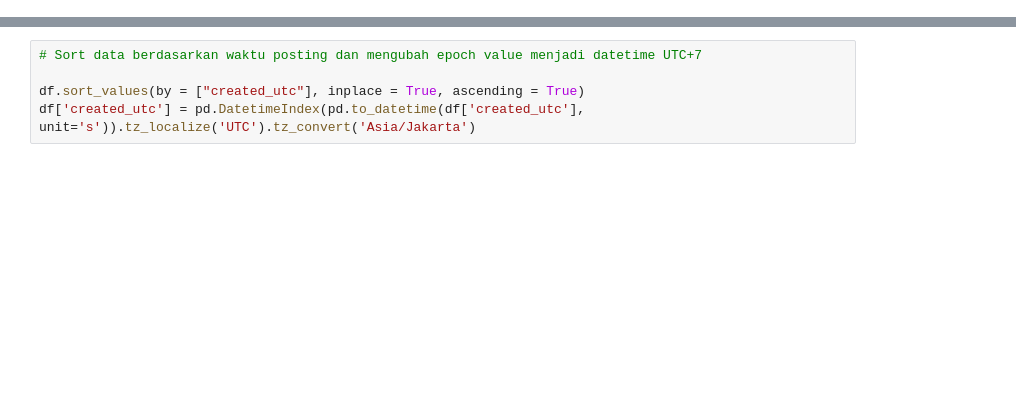
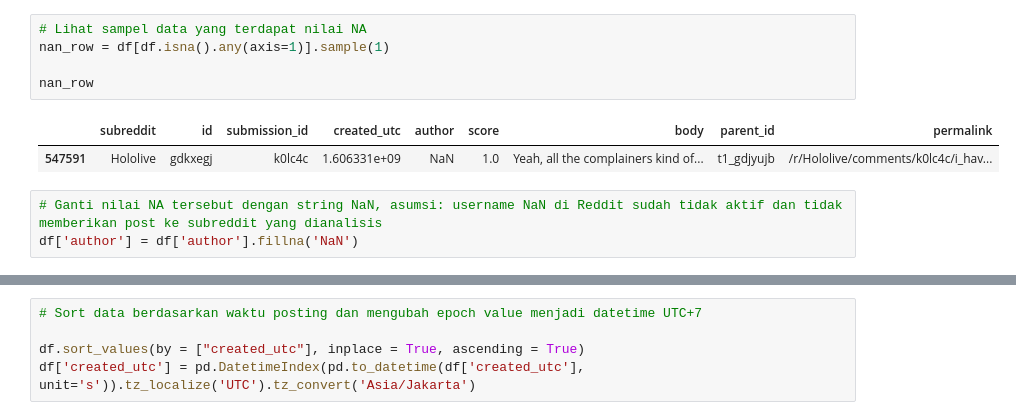
Before and after one commit to thefathan/RedditCrawler, a Jupyter notebook: src/dataprocess.ipynb, the cells around one changed output, grey strips where cells are left out. Saved outputs shown, nothing was run; the diff lists cells and outputs as text; blank space fills up the shorter version.

```diff
--- a/src/dataprocess.ipynb
+++ b/src/dataprocess.ipynb
@@ -16,0 +67,11 @@ del df['subreddit.1']
+# %%
+# Lihat sampel data yang terdapat nilai NA
+nan_row = df[df.isna().any(axis=1)].sample(1)
+
+nan_row
+# %% [output]
+|  | subreddit | id | submission_id | created_utc | author | score | body | parent_id | permalink |
+| 547591 | Hololive | gdkxegj | k0lc4c | 1.606331e+09 | NaN | 1.0 | Yeah, all the complainers kind of... | t1_gdjyujb | /r/Hololive/comments/k0lc4c/i_hav... |
+# %%
+# Ganti nilai NA tersebut dengan string NaN, asumsi: username NaN di Reddit sudah tidak aktif dan tidak memberikan post ke subreddit yang dianalisis
+df['author'] = df['author'].fillna('NaN')
```
Also changed, not shown: parts of 14 cells of this notebook, 1 other file.
